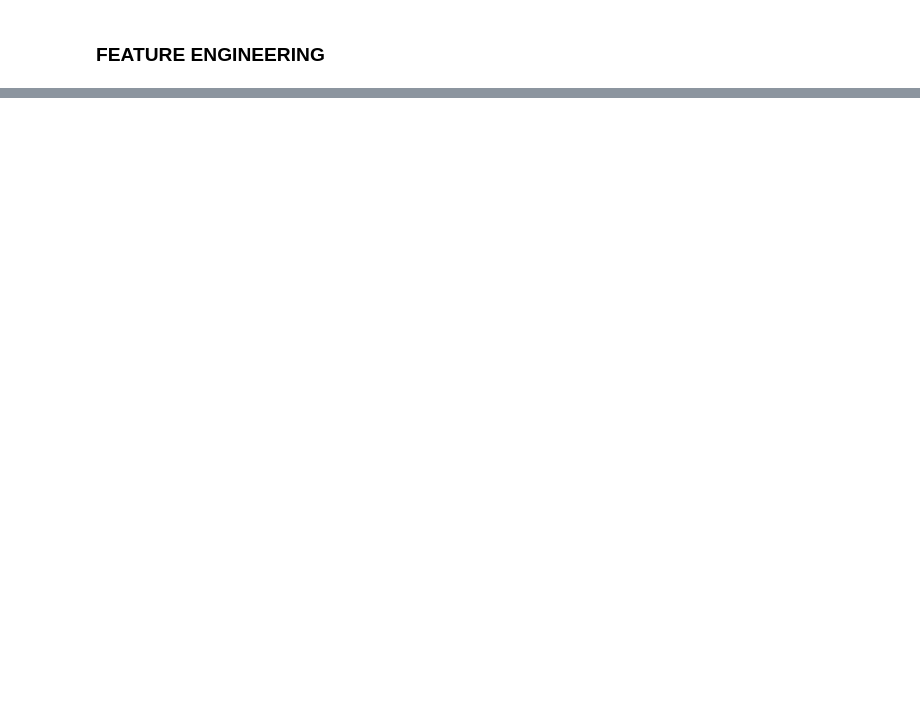
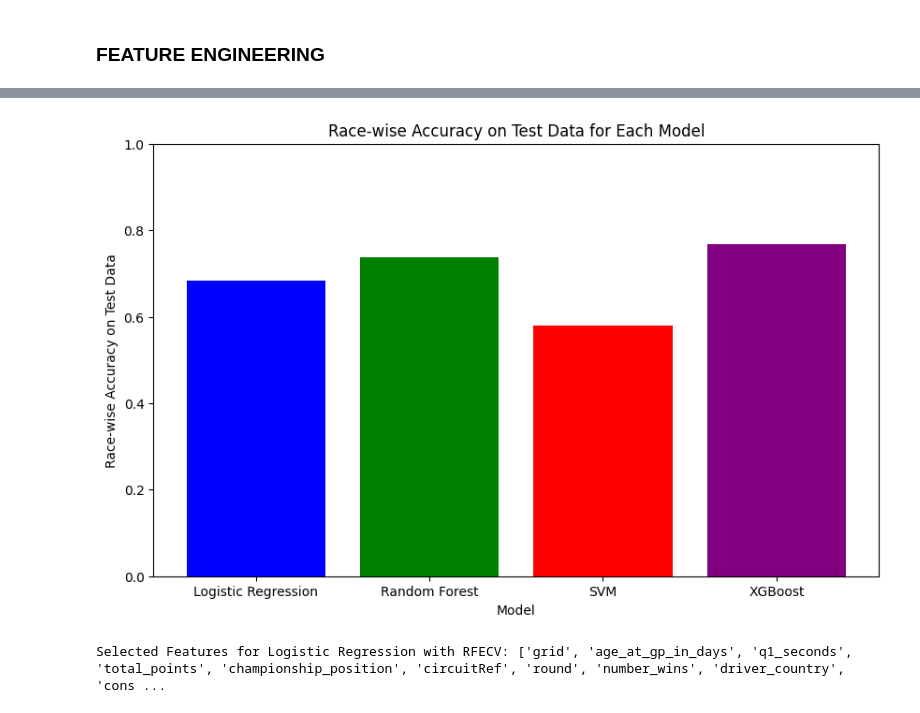
Before and after one commit to joelcalm/Formula1Prediction, a Jupyter notebook: f1_2.ipynb, the cells around one changed output, grey strips where cells are left out. Saved outputs shown, nothing was run; the diff lists cells and outputs as text; code cells hidden in the pictures; blank space fills up the shorter version.

Commit message:
Feature selection i hyperparameter tunning dels 4 models

```diff
--- a/f1_2.ipynb
+++ b/f1_2.ipynb
@@ -1317,0 +1443,38 @@ plt.show()
+# %%
+import matplotlib.pyplot as plt
+
+# Extract race-wise accuracy on test data for each model
+model_names = list(results.keys())
+race_wise_accuracies = [results[model]['race_wise_accuracy_test'] for model in model_names]
+
+# Plot the bar chart
+plt.figure(figsize=(10, 6))
+plt.bar(model_names, race_wise_accuracies, color=['blue', 'green', 'red', 'purple'])
+plt.xlabel('Model')
+plt.ylabel('Race-wise Accuracy on Test Data')
+plt.title('Race-wise Accuracy on Test Data for Each Model')
+plt.ylim(0, 1)  # Set y-axis limits from 0 to 1
+plt.show()
+# %% [output]
+[figure, added]
+# %%
+from sklearn.feature_selection import RFECV
+from sklearn.linear_model import LogisticRegression
+from sklearn.pipeline import Pipeline
+
+# Logistic Regression with RFECV
+logistic = LogisticRegression(max_iter=1000, class_weight='balanced')
+rfecv = RFECV(estimator=logistic, cv=5, scoring= 'accuracy')
+pipeline_rfecv = Pipeline(steps=[
+    ('preprocessor', preprocessor),
+    ('feature_selection', rfecv),
+    ('classifier', logistic)
+])
+pipeline_rfecv.fit(X_train, y_train)
+
+# Selected features
+selected_features_rfecv = rfecv.support_
+selected_feature_names_rfecv = [f for f, selected in zip(features, selected_features_rfecv) if selected]
+print("Selected Features for Logistic Regression with RFECV:", selected_feature_names_rfecv)
+# %% [output]
+Selected Features for Logistic Regression with RFECV: ['grid', 'age_at_gp_in_days', 'q1_seconds', 'total_points', 'championship_position', 'circuitRef', 'round', 'number_wins', 'driver_country', 'cons ...
```
Also changed, not shown: parts of 42 cells of this notebook.
